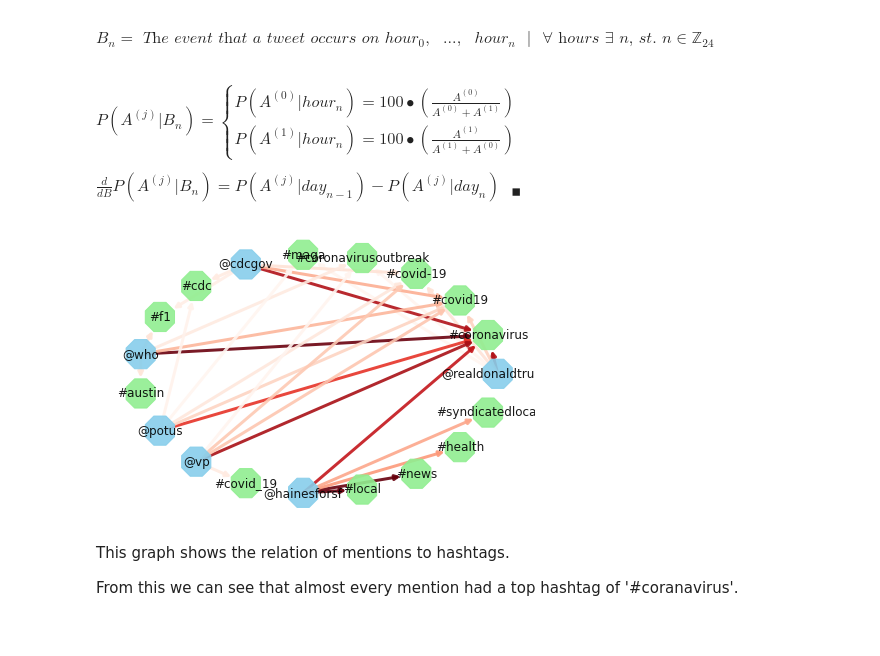
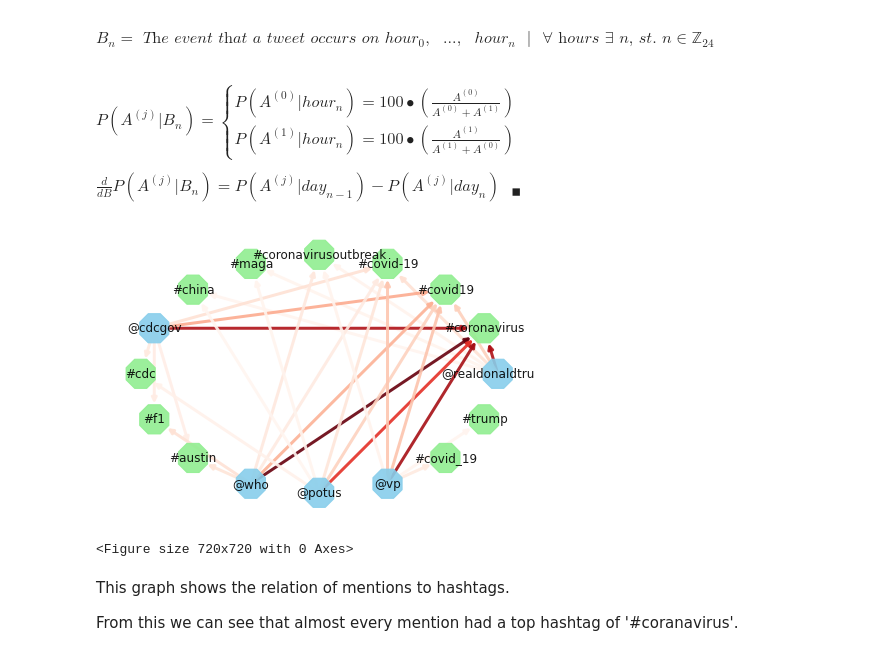
Before and after one commit to Alexander-Kahanek/COVID_Research, a Jupyter notebook: analysis/tweets_analysis.ipynb, the cells around one changed output. Drawn from its saved outputs; the diff is of its cells as text; code cells hidden in the pictures.

```diff
--- a/analysis/tweets_analysis.ipynb
+++ b/analysis/tweets_analysis.ipynb
@@ -230,31 +230,33 @@ $ P(A^{(j)}|B_n) =
 
 $ \frac{d} {dB} P(A^{(j)}|B_n) = P(A^{(j)}|day_{n-1}) - P(A^{(j)}|day_{n}) \mbox{ }_\blacksquare $
 # %%
-Nmentions = 6
-Nhashtags = 5
+Nmentions = 5
+Nhashtags = 6
 
 data = get_mentions_hashtags(raw, Nmentions, Nhashtags)
 
 data = data.replace('covidー19', 'covid-19')
 
 data['mention'] = '@' + data['mention']
 data['hashtag'] = '#' + data['hashtag']
 
 nodes = data['mention'].unique()
 
 G=nx.from_pandas_edgelist(data, 'mention', 'hashtag', create_using=nx.DiGraph() )
 
 color_map = []
 for node in G:
     if node in nodes:
         color_map.append('skyblue')
     else:
         color_map.append('lightgreen')
 
 nx.draw_circular(G, with_labels=True, node_size=1000, alpha=0.9, arrows=True, edge_color=data['proportion'], width=3.0, edge_cmap=plt.cm.Reds, node_color=color_map, node_shape="8")
+plt.figure(figsize=(10,10))
 plt.show()
 # %% [output]
-[figure, old version]
+[figure, new version]
+<Figure size 720x720 with 0 Axes>
 # %% [markdown]
 This graph shows the relation of mentions to hashtags.
 
```
